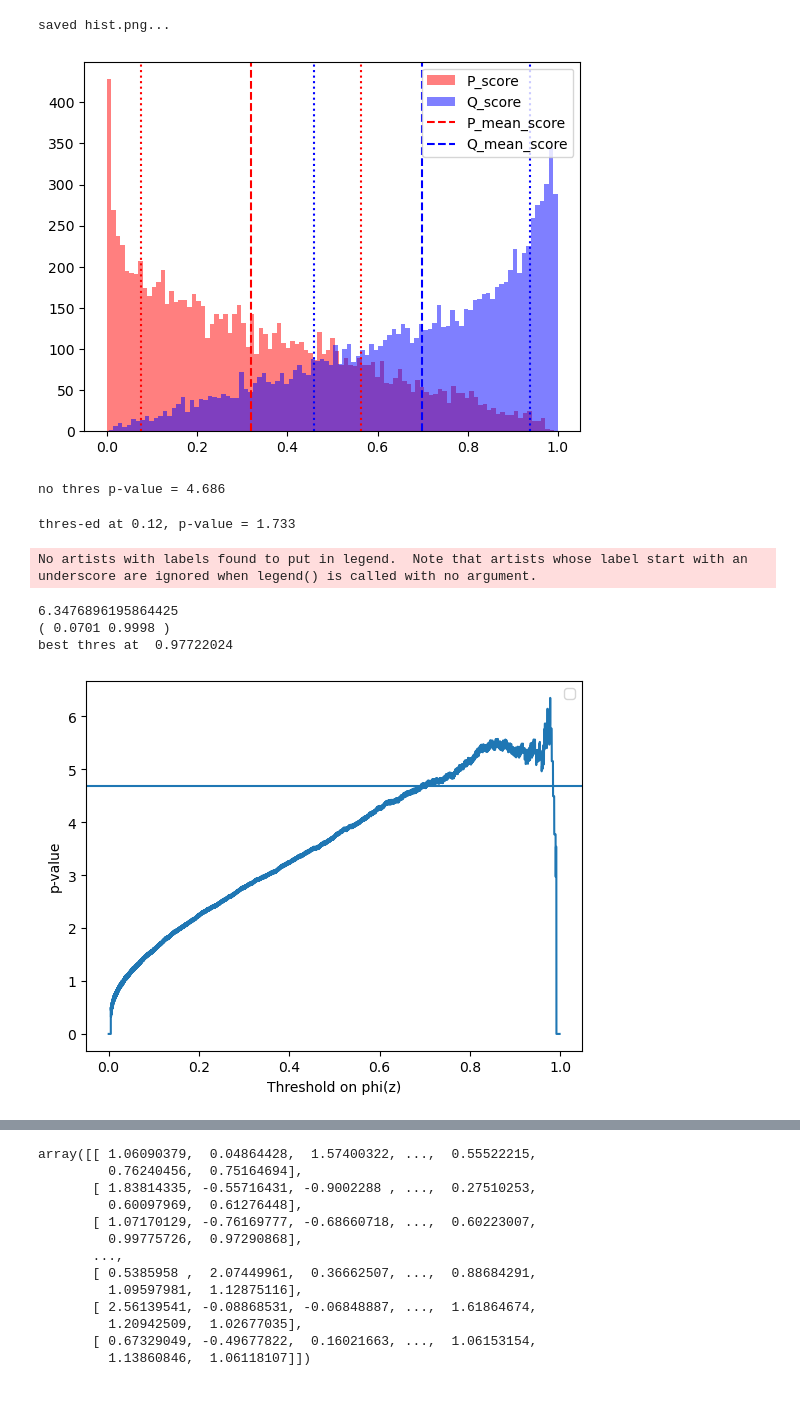
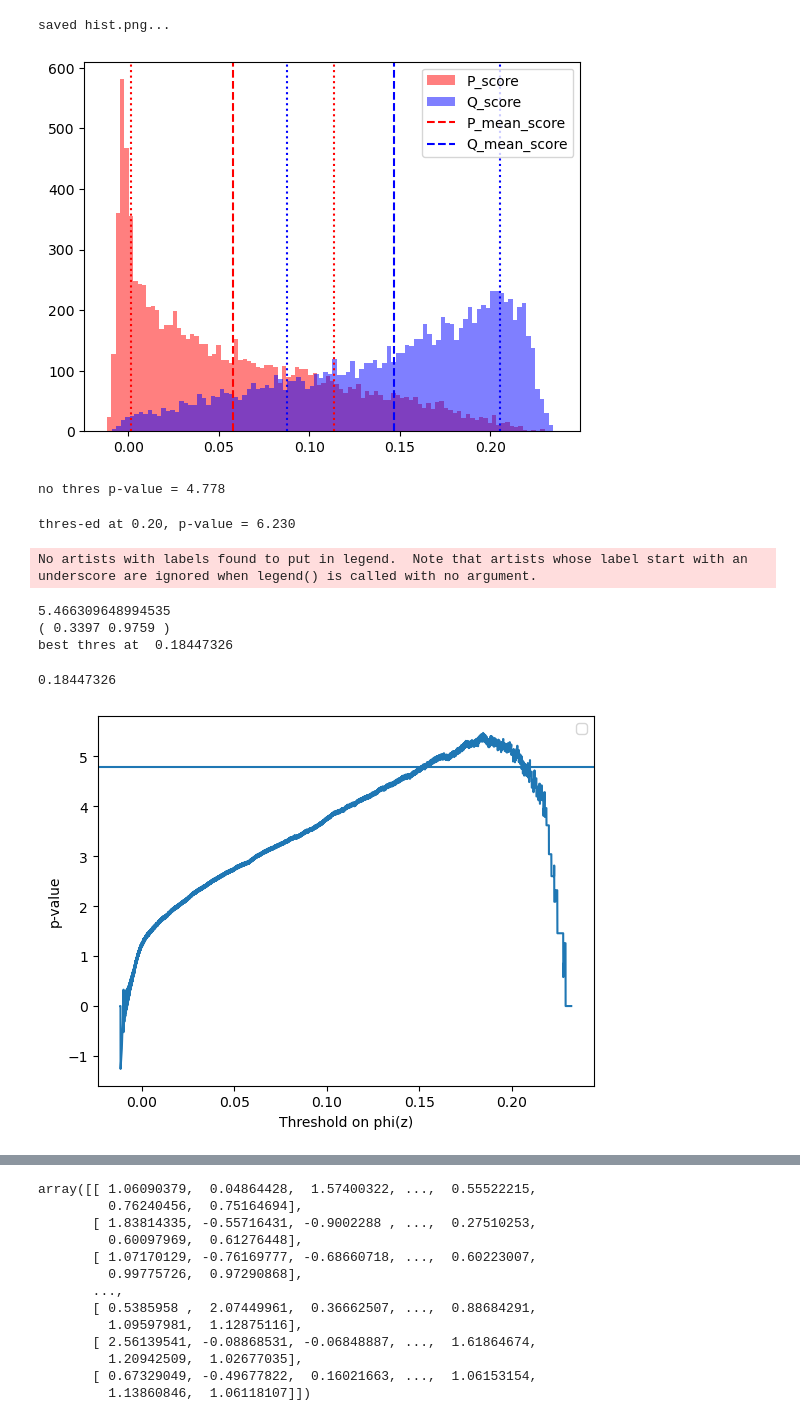
Before and after one commit to Sr-11/LFI, a Jupyter notebook: Higgs/test_all_perform.ipynb, the cells around one changed output, grey strips where cells are left out. Cells and saved outputs as stored; diff of their text form; code cells hidden in the pictures.

```diff
--- a/Higgs/test_all_perform.ipynb
+++ b/Higgs/test_all_perform.ipynb
@@ -106,16 +106,16 @@ class Classifier(torch.nn.Module):
         output = self.model(input)
         return output
 # %%
-n = 12999999
-epoch = 50
+n = 1300101
+epoch = 35
 path = './checkpoint%d/'%n+str(epoch)+'/'
-path = './Scheffe/checkpoint1299999/50/'
+#path = './Scheffe/checkpoint1299999/50/'
 #path = './Gaussian/checkpoint%d/'%n+str(epoch)+'/'
 #path = './Fea_Gau/checkpoint%d/'%n+str(epoch)+'/'
 # %%
 model = DN(300, 100, x_in=28).cuda()
 another_model = another_DN(300, x_in=28).cuda()
-model = Classifier(300, 6).cuda()
+#model = Classifier(300, 6).cuda()
 model,another_model,epsilonOPT,sigmaOPT,sigma0OPT,cst = load_model(model, another_model, path)
 epsilonOPT
 # %% [output]
@@ -153,52 +151,54 @@ fig = plot_hist(PQhat[:M], PQhat[M:])
 # P是background, Q是signal
 # %% [output]
 saved hist.png...
-[figure, old version]
+[figure, new version]
 # %%
 p_no_thres = get_pval(PQhat[:M], PQhat[M:], thres=None)*np.sqrt(1100)
 print('no thres p-value = %.3f'%p_no_thres)
 # %% [output]
-no thres p-value = 4.686
+no thres p-value = 4.778
 # %%
-thres = 0.12
+thres = 0.2
 p_thres = get_pval(PQhat[:M], PQhat[M:], thres=thres)*np.sqrt(1100)
 print('thres-ed at %.2f, p-value = %.3f'%(thres,p_thres))
 # %% [output]
-thres-ed at 0.12, p-value = 1.733
+thres-ed at 0.20, p-value = 6.230
 # %%
 def plot_pval_thres(PQhat, color=None, label=None):
     auc, x, y = get_auc_and_x_and_y(PQhat)
     # Find the true p of threshold
     p_list = np.zeros(len(x))
     for i in trange(len(x)):
         a = x[i] # sig->sig
         b = y[i] # bkg->bkg
         if a==0 or b==0 or a==1 or b==1:
             continue
         E = 100*a+1000*(1-b)
         p_val = scipy.stats.binom.cdf(E, 1100, 1-b)
         p_list[i] = scipy.stats.norm.ppf(p_val)
     print(np.max(p_list))
     i = np.argmax(p_list)
     print('(',x[i], y[i],')')
     # sort
     sorted = np.sort(PQhat, axis=None)
     print('best thres at ',sorted[i])
     plt.plot(sorted[0:len(x)], p_list, color=color)
     plt.xlabel('Threshold on phi(z)')
     plt.ylabel('p-value')
     # 横线
     p_no_thres = get_pval(PQhat[:M], PQhat[M:], thres=None)*np.sqrt(1100)
     plt.axhline(y=p_no_thres, linestyle='-', color=color, label=label)
     # plt.axhline(y=np.max(p_list), color='g', linestyle='-')
     plt.legend()
+    return sorted[i]
 plot_pval_thres(PQhat)
 # %% [output]
 No artists with labels found to put in legend.  Note that artists whose label start with an underscore are ignored when legend() is called with no argument.
-6.3476896195864425
-( 0.0701 0.9998 )
-best thres at  0.97722024
+5.466309648994535
+( 0.3397 0.9759 )
+best thres at  0.18447326
+0.18447326
-[figure, old version]
+[figure, new version]
 # %%
 gc.collect()
 torch.cuda.empty_cache()
```
Also changed, not shown: parts of 3 cells of this notebook, 4 other files.
